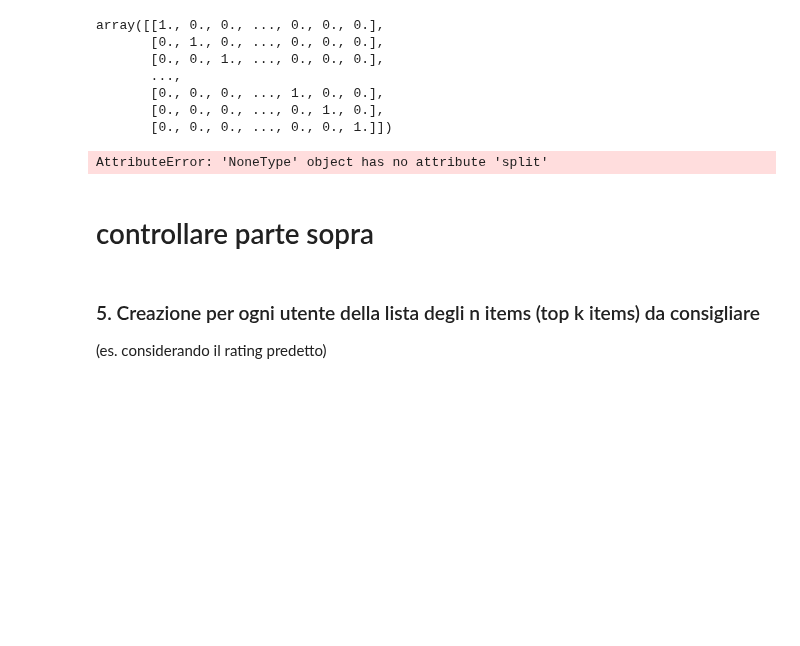
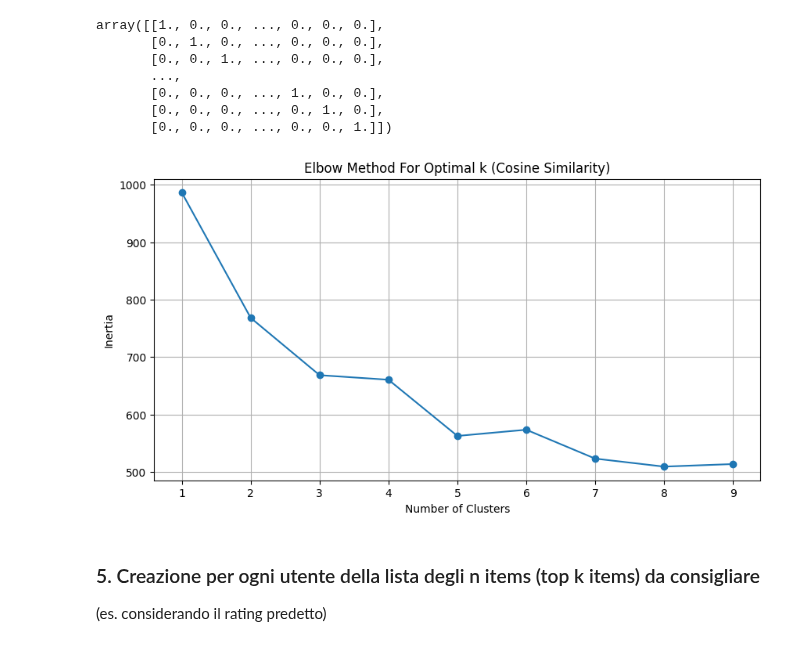
Before and after one commit to richbira/Computing-Methods-for-Business-Management-Project, a Jupyter notebook: Proj_metodi_informatici.ipynb, the cells around one changed output. Drawn from its saved outputs; the diff is of its cells as text; code cells hidden in the pictures; blank space fills up the shorter version.

```diff
--- a/Proj_metodi_informatici.ipynb
+++ b/Proj_metodi_informatici.ipynb
@@ -457,45 +469,33 @@ array([[1., 0., 0., ..., 0., 0., 0.],
 # %%
 def optimise_k_means_cosine(data, max_k):
     means = []
     inertias = []
 
     for k in range(1, max_k):
         # Initialize KMeans with k clusters and explicitly set n_init to avoid future warnings
         kmeans = KMeans(n_clusters=k, n_init=10, random_state=0)
         try:
             # Fit the KMeans algorithm on the normalized data
             kmeans.fit(data)
             # Append the number of clusters and the corresponding inertia to their lists
             means.append(k)
             inertias.append(kmeans.inertia_)
         except Exception as e:
             print(f"An error occurred while fitting KMeans for k={k}: {str(e)}")
 
     # Plotting the elbow plot to determine the optimal number of clusters
     fig, ax = plt.subplots(figsize=(10, 5))
     plt.plot(means, inertias, 'o-')
     plt.xlabel('Number of Clusters')
     plt.ylabel('Inertia')
     plt.title('Elbow Method For Optimal k (Cosine Similarity)')
     plt.grid(True)
     plt.show()
 
 # Assuming normalized_data is correctly defined above
-optimise_k_means_cosine(normalized_data, 10)
+optimise_k_means_cosine(data_normalized, 10)
+# %% [output]
+[figure, added]
-# %%
-# Metodo del gomito per trovare il K ottimale
-inertia = []
-K_range = range(4, 10)  # Puoi modificare il range di K a seconda del caso
-for k in K_range:
-    model = KMeans(n_clusters=k)
-    model.fit(cosine_dist)
-    inertia.append(model.inertia_)
-
-# Plot dell'inertia per vedere il "gomito"
-# %% [output]
-AttributeError: 'NoneType' object has no attribute 'split'
-# %% [markdown]
-# controllare parte sopra
 # %% [markdown]
 ### 5. Creazione per ogni utente della lista degli n items (top k items) da consigliare
 (es. considerando il rating predetto)
```
Also changed, not shown: parts of 12 cells of this notebook.
